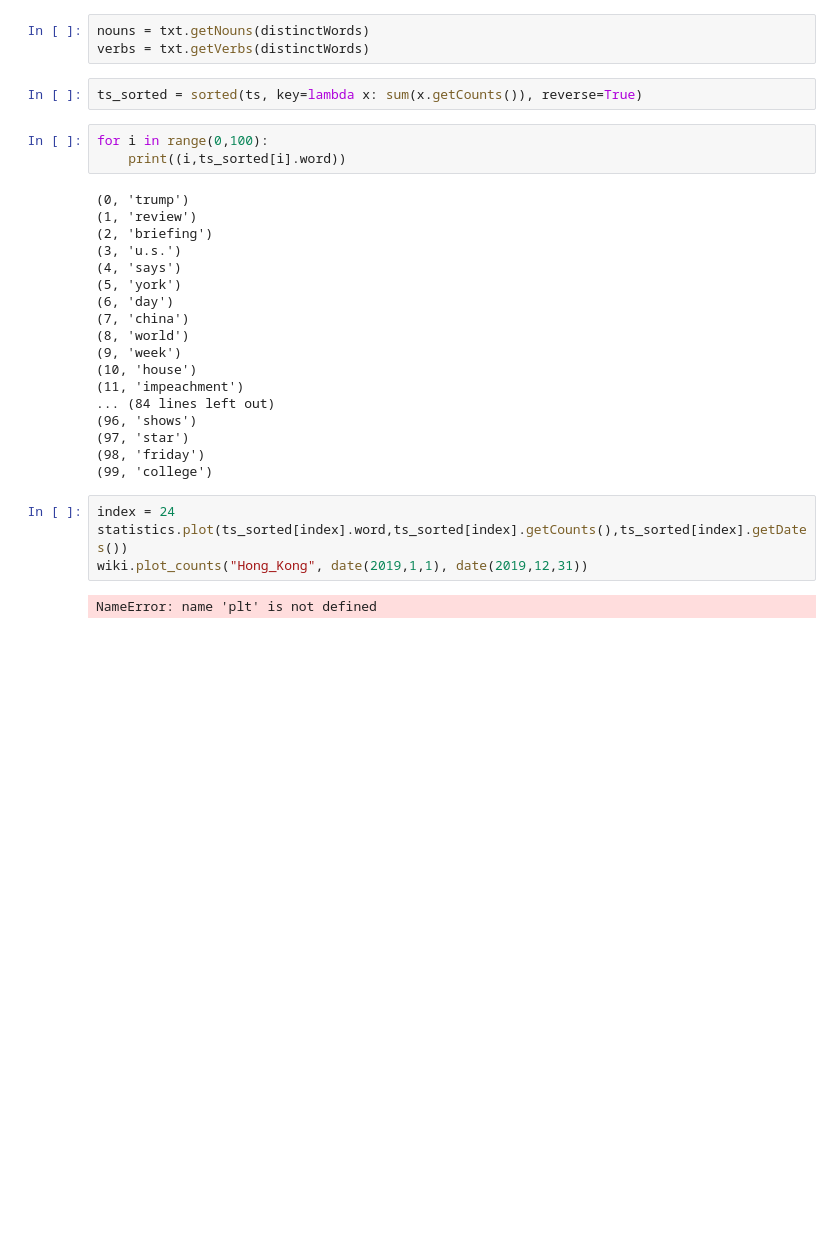
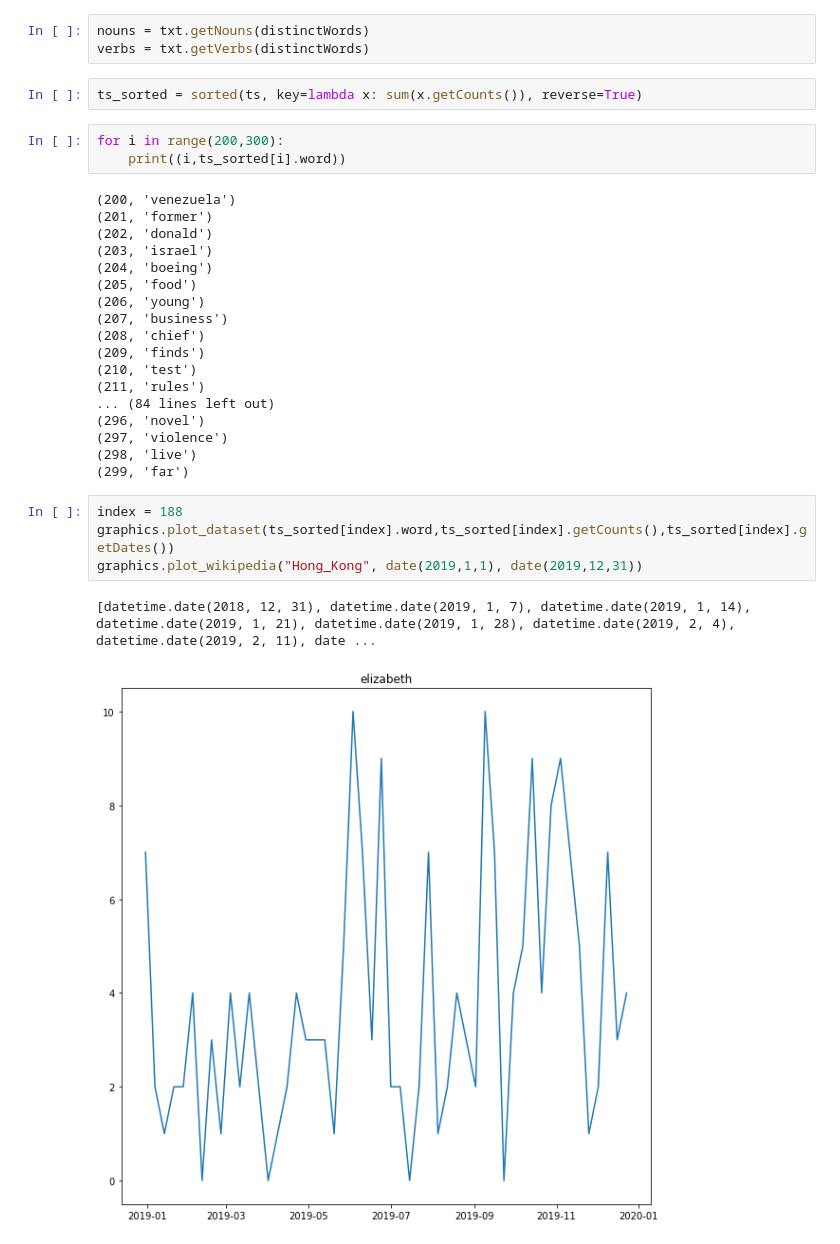
Before and after one commit to lukasmoldon/wikinews, a Jupyter notebook: notebook.ipynb, the cells around one changed output. Cells and saved outputs as stored; diff of their text form; blank space fills up the shorter version.

Commit message:
Added dedicated graphics class

```diff
--- a/notebook.ipynb
+++ b/notebook.ipynb
@@ -34,29 +37,30 @@ verbs = txt.getVerbs(distinctWords)
 # %%
 ts_sorted = sorted(ts, key=lambda x: sum(x.getCounts()), reverse=True)
 # %%
-for i in range(0,100):
+for i in range(200,300):
     print((i,ts_sorted[i].word))
 # %% [output]
-(0, 'trump')
-(1, 'review')
-(2, 'briefing')
-(3, 'u.s.')
-(4, 'says')
-(5, 'york')
-(6, 'day')
-(7, 'china')
-(8, 'world')
-(9, 'week')
-(10, 'house')
-(11, 'impeachment')
+(200, 'venezuela')
+(201, 'former')
+(202, 'donald')
+(203, 'israel')
+(204, 'boeing')
+(205, 'food')
+(206, 'young')
+(207, 'business')
+(208, 'chief')
+(209, 'finds')
+(210, 'test')
+(211, 'rules')
 ... (84 lines left out)
-(96, 'shows')
-(97, 'star')
-(98, 'friday')
-(99, 'college')
+(296, 'novel')
+(297, 'violence')
+(298, 'live')
+(299, 'far')
 # %%
-index = 24
-statistics.plot(ts_sorted[index].word,ts_sorted[index].getCounts(),ts_sorted[index].getDates())
-wiki.plot_counts("Hong_Kong", date(2019,1,1), date(2019,12,31))
+index = 188
+graphics.plot_dataset(ts_sorted[index].word,ts_sorted[index].getCounts(),ts_sorted[index].getDates())
+graphics.plot_wikipedia("Hong_Kong", date(2019,1,1), date(2019,12,31))
 # %% [output]
-NameError: name 'plt' is not defined
+[datetime.date(2018, 12, 31), datetime.date(2019, 1, 7), datetime.date(2019, 1, 14), datetime.date(2019, 1, 21), datetime.date(2019, 1, 28), datetime.date(2019, 2, 4), datetime.date(2019, 2, 11), date ...
+[figure, added]
```
Also changed, not shown: parts of 2 cells of this notebook, 4 other files.
